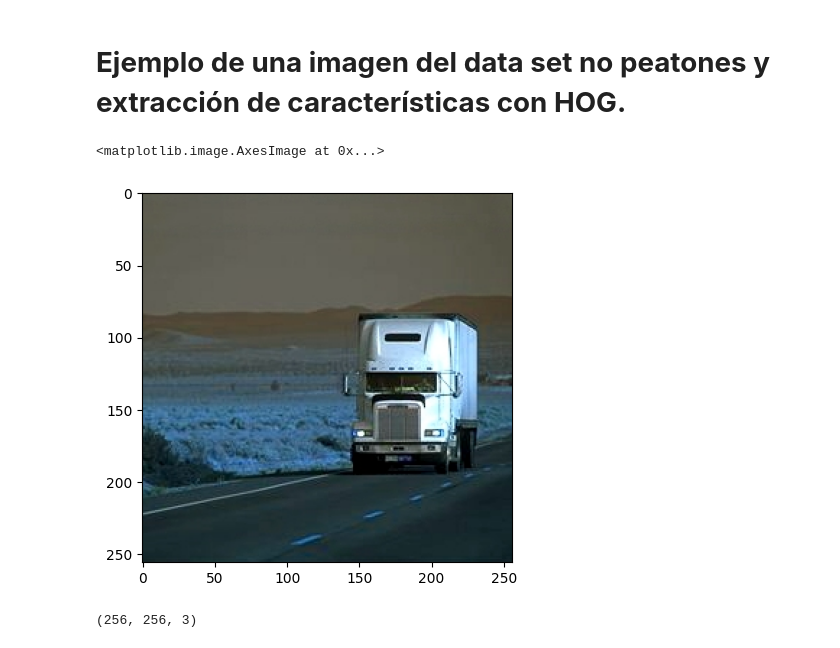
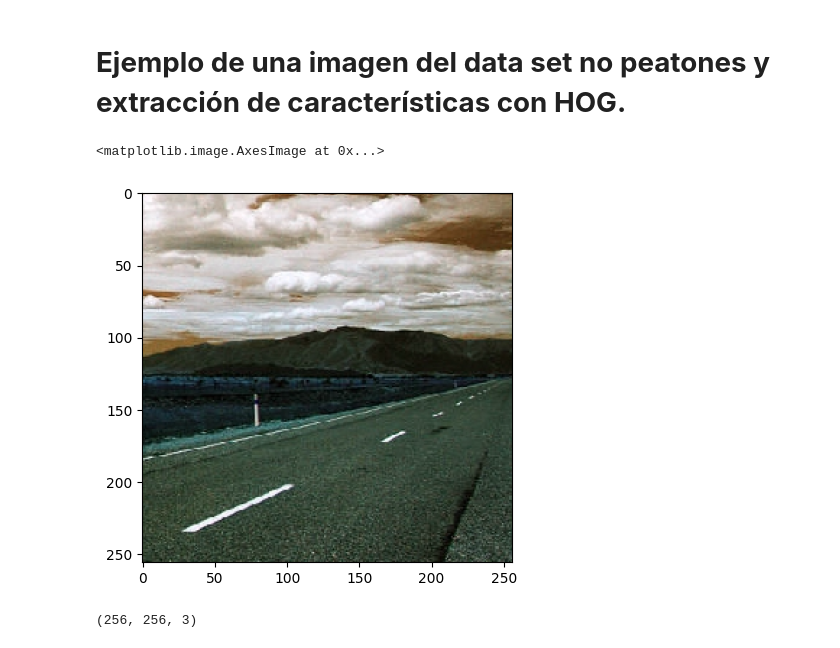
Before and after one commit to rzunick/MNA-Navegacion-Autonoma-Equipo-14, a Jupyter notebook: 3_1_Detección_de_Peatones_Equipo14.ipynb, the cells around one changed output. Drawn from its saved outputs; the diff is of its cells as text; code cells hidden in the pictures.

```diff
--- a/3_1_Detección_de_Peatones_Equipo14.ipynb
+++ b/3_1_Detección_de_Peatones_Equipo14.ipynb
@@ -70,9 +81,9 @@ Drive already mounted at /content/drive; to attempt to forcibly remount, call dr
 # %% [markdown]
 ### Datasets de peatones y no peatones del repositorio del libro opencv-machine-learning: https://github.com/mbeyeler/opencv-machine-learning/tree/master/notebooks/data/chapter6
 # %%
-
-peaton = glob.glob("/content/drive/MyDrive/Navegacion_auto/Semana4/pedestrians128x64/*.ppm")
-no_peaton = glob.glob("/content/drive/MyDrive/Navegacion_auto/Semana4/pedestrians_neg/*.jpg")
+# Importar direcciones de imagenes en variable interna
+peaton = glob.glob("/content/MNA-Navegacion-Autonoma-Equipo-14/data/pedestrians128x64/*.ppm")
+no_peaton = glob.glob("/content/MNA-Navegacion-Autonoma-Equipo-14/data/pedestrians_neg/*.jpg")
 # %%
 print("Cantidad de imagenes de peatones:",len(peaton))
 # %% [output]
@@ -118,11 +129,11 @@ A diferencia del detector de coches para el caso de los peatones se tuvo que dis
 # %% [markdown]
 # **Ejemplo de una imagen del data set  no peatones y extracción de características con HOG.**
 # %%
-img_color2 = cv2.imread(no_peaton[1])
+img_color2 = cv2.imread(no_peaton[0])
 plt.imshow(img_color2)
 # %% [output]
 <matplotlib.image.AxesImage at 0x...>
-[figure, old version]
+[figure, new version]
 # %%
 img_color2.shape
 # %% [output]
```
Also changed, not shown: parts of 11 cells of this notebook.
